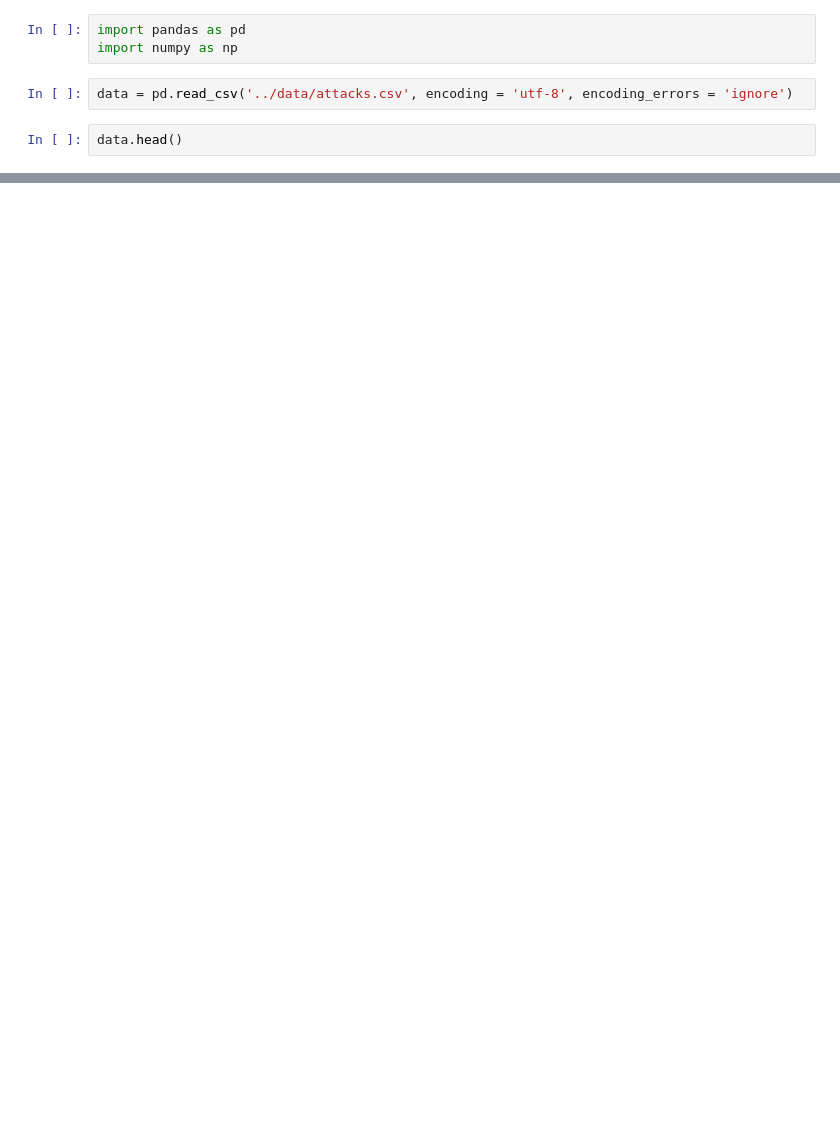
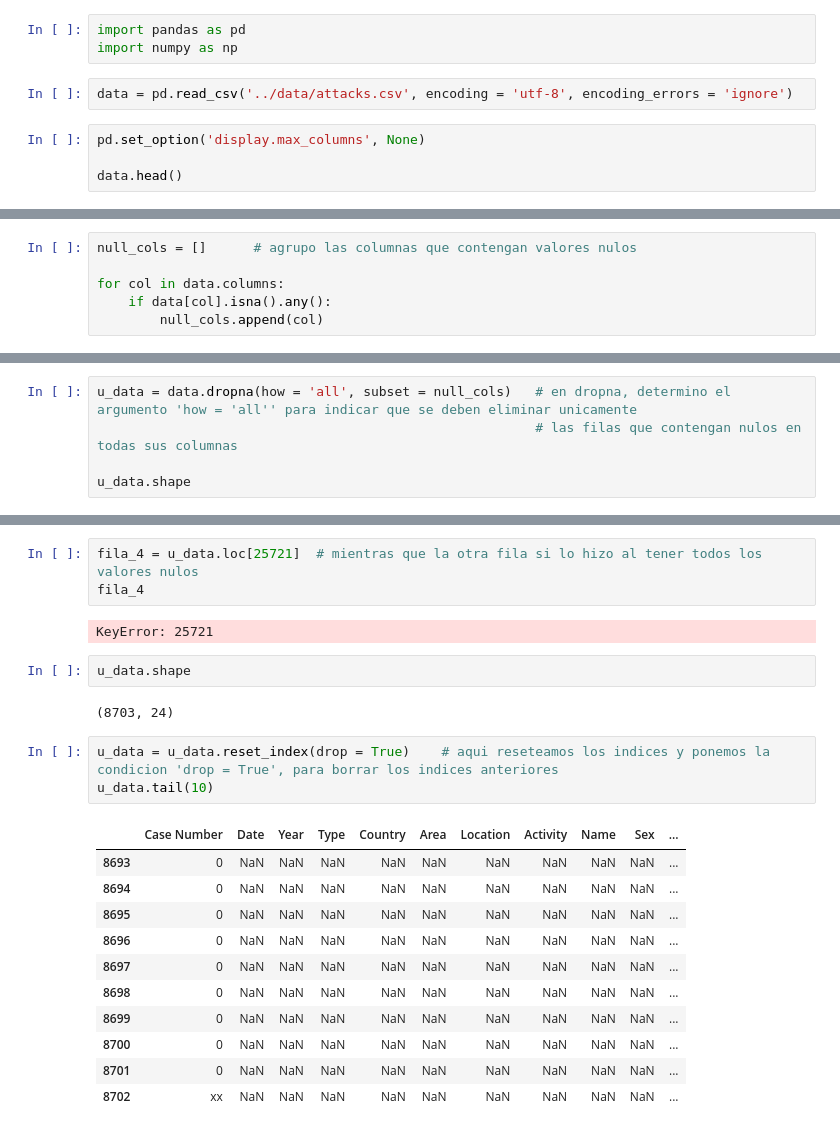
Before and after one commit to JuanGouveia/Pandas-Project, a Jupyter notebook: your-code/main.ipynb, the cells around one changed output, grey strips where cells are left out. Saved outputs shown, nothing was run; the diff lists cells and outputs as text; blank space fills up the shorter version.

```diff
--- a/your-code/main.ipynb
+++ b/your-code/main.ipynb
@@ -4,6 +4,8 @@ import numpy as np
 # %%
 data = pd.read_csv('../data/attacks.csv', encoding = 'utf-8', encoding_errors = 'ignore')
 # %%
+pd.set_option('display.max_columns', None)
+
 data.head()
 # %% [output]
 |  | Case Number | Date | Year | Type | Country | Area | Location | Activity | Name | Sex | ... |
@@ -15,0 +141,6 @@ data.head()
+# %%
+null_cols = []      # agrupo las columnas que contengan valores nulos
+
+for col in data.columns:
+    if data[col].isna().any():
+        null_cols.append(col)
@@ -15,0 +151,5 @@ data.head()
+# %%
+u_data = data.dropna(how = 'all', subset = null_cols)   # en dropna, determino el argumento 'how = 'all'' para indicar que se deben eliminar unicamente
+                                                        # las filas que contengan nulos en todas sus columnas
+
+u_data.shape
@@ -15,0 +180,24 @@ data.head()
+# %%
+fila_4 = u_data.loc[25721]  # mientras que la otra fila si lo hizo al tener todos los valores nulos
+fila_4
+# %% [output]
+KeyError: 25721
+# %%
+u_data.shape
+# %% [output]
+(8703, 24)
+# %%
+u_data = u_data.reset_index(drop = True)    # aqui reseteamos los indices y ponemos la condicion 'drop = True', para borrar los indices anteriores
+u_data.tail(10)
+# %% [output]
+|  | Case Number | Date | Year | Type | Country | Area | Location | Activity | Name | Sex | ... |
+| 8693 | 0 | NaN | NaN | NaN | NaN | NaN | NaN | NaN | NaN | NaN | ... |
+| 8694 | 0 | NaN | NaN | NaN | NaN | NaN | NaN | NaN | NaN | NaN | ... |
+| 8695 | 0 | NaN | NaN | NaN | NaN | NaN | NaN | NaN | NaN | NaN | ... |
+| 8696 | 0 | NaN | NaN | NaN | NaN | NaN | NaN | NaN | NaN | NaN | ... |
+| 8697 | 0 | NaN | NaN | NaN | NaN | NaN | NaN | NaN | NaN | NaN | ... |
+| 8698 | 0 | NaN | NaN | NaN | NaN | NaN | NaN | NaN | NaN | NaN | ... |
+| 8699 | 0 | NaN | NaN | NaN | NaN | NaN | NaN | NaN | NaN | NaN | ... |
+| 8700 | 0 | NaN | NaN | NaN | NaN | NaN | NaN | NaN | NaN | NaN | ... |
+| 8701 | 0 | NaN | NaN | NaN | NaN | NaN | NaN | NaN | NaN | NaN | ... |
+| 8702 | xx | NaN | NaN | NaN | NaN | NaN | NaN | NaN | NaN | NaN | ... |
```
Also changed, not shown: parts of 12 cells of this notebook.
